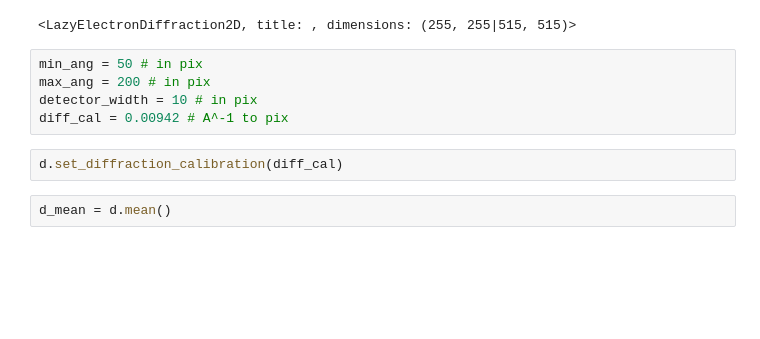
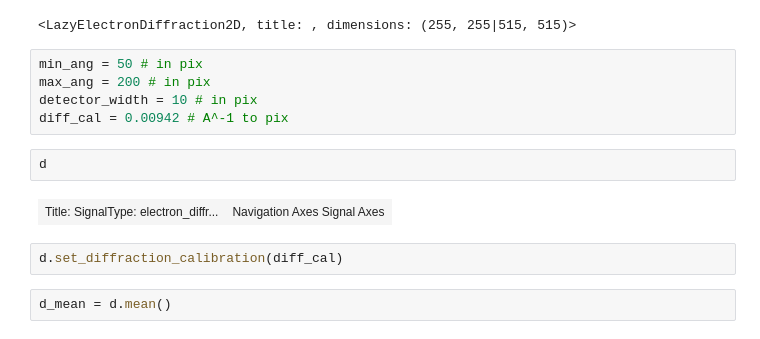
Before and after one commit to ePSIC-DLS/User-Notebooks, a Jupyter notebook: SED_segmentation_workflow_pyxem/Basic_SED_datacheck.ipynb, the cells around one changed output. Saved outputs shown, nothing was run; the diff lists cells and outputs as text; blank space fills up the shorter version.

Commit message:
correcting some errors in data type

```diff
--- a/SED_segmentation_workflow_pyxem/Basic_SED_datacheck.ipynb
+++ b/SED_segmentation_workflow_pyxem/Basic_SED_datacheck.ipynb
@@ -21,6 +21,10 @@ min_ang = 50 # in pix
 max_ang = 200 # in pix
 detector_width = 10 # in pix
 diff_cal = 0.00942 # A^-1 to pix
+# %%
+d
+# %% [output]
+| Title: SignalType: electron_diffr... | Navigation Axes Signal Axes |
 # %%
 d.set_diffraction_calibration(diff_cal)
 # %%
```
Also changed, not shown: parts of 3 cells of this notebook.
